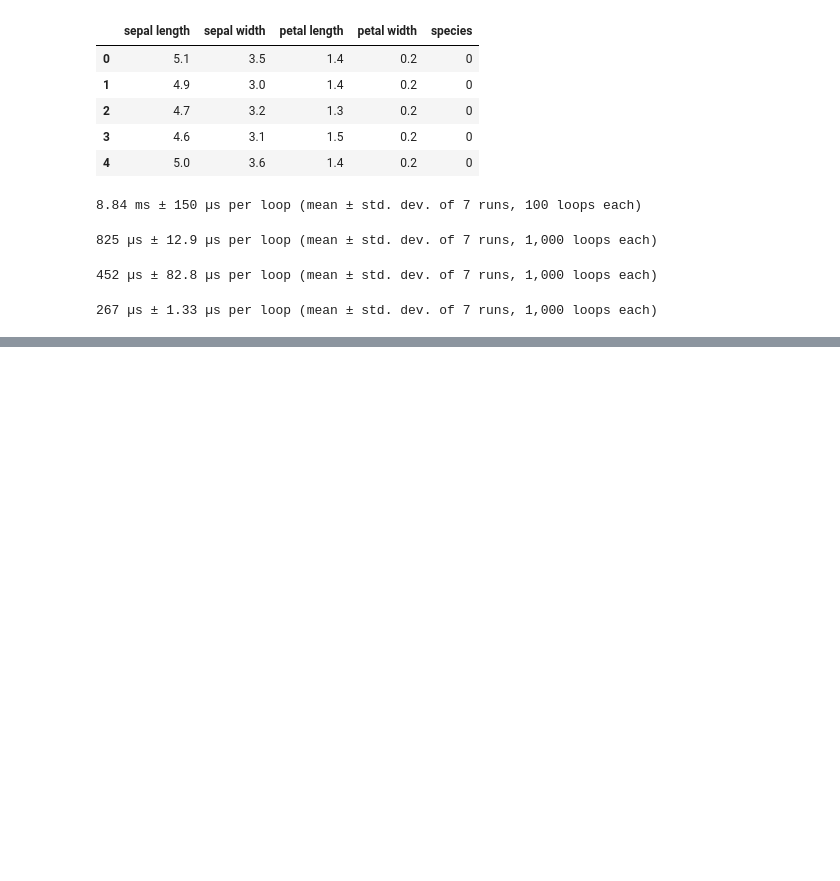
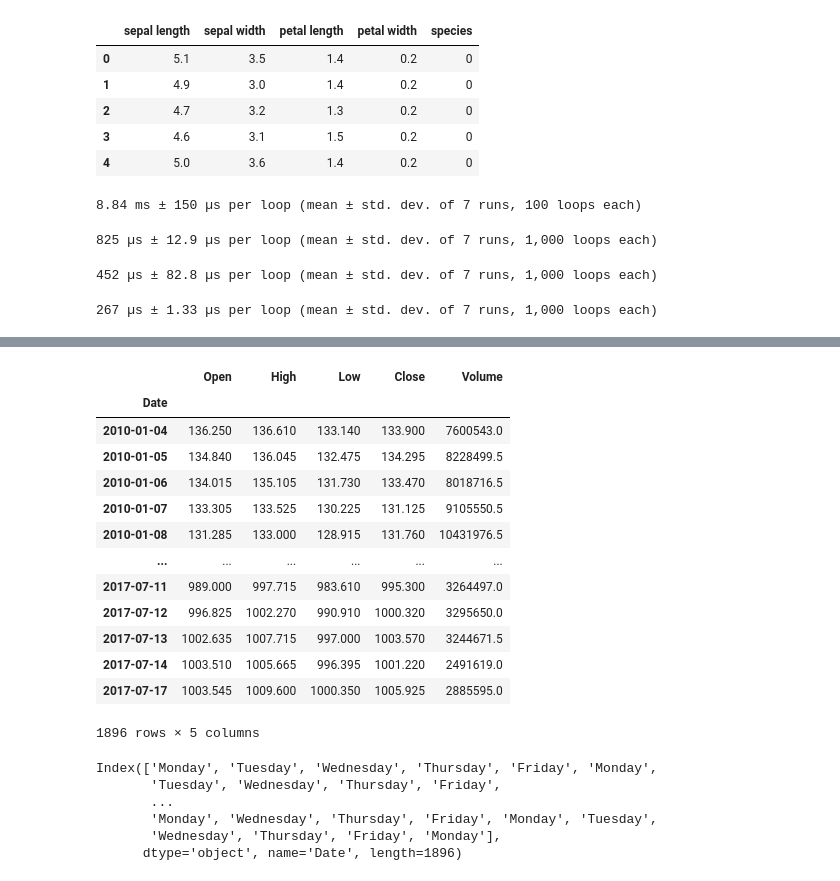
Before and after one commit to AndreyKurdyubov/Stepik_introML, a Jupyter notebook: Module 3.ipynb, the cells around one changed output, grey strips where cells are left out. Saved outputs shown, nothing was run; the diff lists cells and outputs as text; code cells hidden in the pictures; blank space fills up the shorter version.

```diff
--- a/Module 3.ipynb
+++ b/Module 3.ipynb
@@ -438,0 +482,26 @@ iris.mean(axis=0)
+# %%
+stock.rolling(2, min_periods=1).mean()
+# %% [output]
+|  | Open | High | Low | Close | Volume |
+| Date |  |  |  |  |  |
+| 2010-01-04 | 136.250 | 136.610 | 133.140 | 133.900 | 7600543.0 |
+| 2010-01-05 | 134.840 | 136.045 | 132.475 | 134.295 | 8228499.5 |
+| 2010-01-06 | 134.015 | 135.105 | 131.730 | 133.470 | 8018716.5 |
+| 2010-01-07 | 133.305 | 133.525 | 130.225 | 131.125 | 9105550.5 |
+| 2010-01-08 | 131.285 | 133.000 | 128.915 | 131.760 | 10431976.5 |
+| ... | ... | ... | ... | ... | ... |
+| 2017-07-11 | 989.000 | 997.715 | 983.610 | 995.300 | 3264497.0 |
+| 2017-07-12 | 996.825 | 1002.270 | 990.910 | 1000.320 | 3295650.0 |
+| 2017-07-13 | 1002.635 | 1007.715 | 997.000 | 1003.570 | 3244671.5 |
+| 2017-07-14 | 1003.510 | 1005.665 | 996.395 | 1001.220 | 2491619.0 |
+| 2017-07-17 | 1003.545 | 1009.600 | 1000.350 | 1005.925 | 2885595.0 |
+1896 rows × 5 columns
+# %%
+stock.index.day_name()
+# %% [output]
+Index(['Monday', 'Tuesday', 'Wednesday', 'Thursday', 'Friday', 'Monday',
+       'Tuesday', 'Wednesday', 'Thursday', 'Friday',
+       ...
+       'Monday', 'Wednesday', 'Thursday', 'Friday', 'Monday', 'Tuesday',
+       'Wednesday', 'Thursday', 'Friday', 'Monday'],
+      dtype='object', name='Date', length=1896)
```
Also changed, not shown: parts of 8 cells of this notebook, 1 other file.
